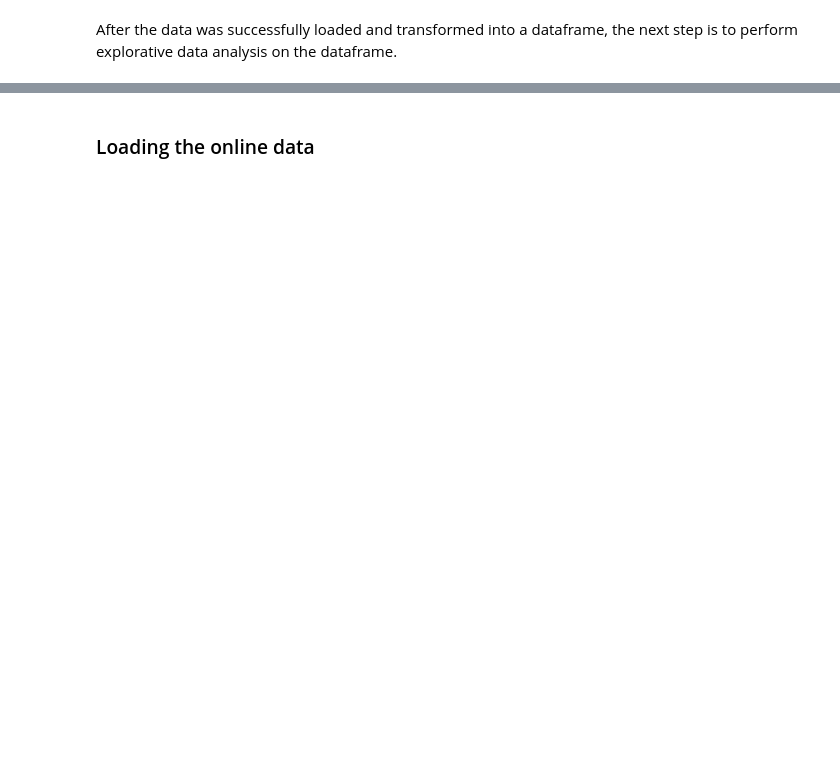
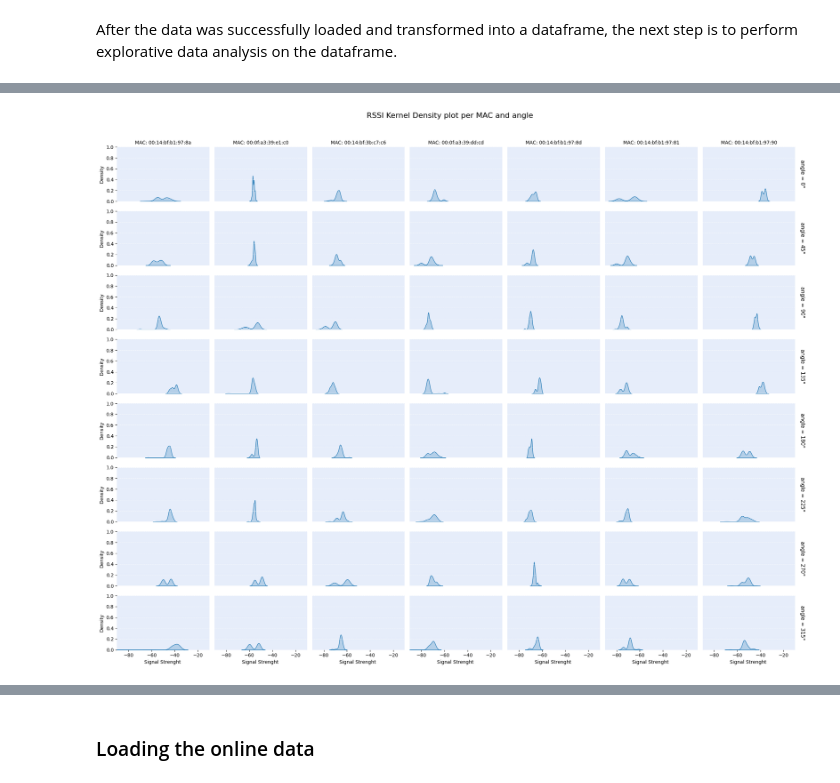
Before and after one commit to NiklasKiefer/indoor_localization, a Jupyter notebook: data_gathering.ipynb, the cells around one changed output, grey strips where cells are left out. Saved outputs shown, nothing was run; the diff lists cells and outputs as text; code cells hidden in the pictures; blank space fills up the shorter version.

```diff
--- a/data_gathering.ipynb
+++ b/data_gathering.ipynb
@@ -302,0 +493,4 @@ After the data was successfully loaded and transformed into a dataframe, the nex
+# %%
+density_plot(df_offline, 2, 12)
+# %% [output]
+[figure, added]
```
Also changed, not shown: parts of 22 cells of this notebook.
